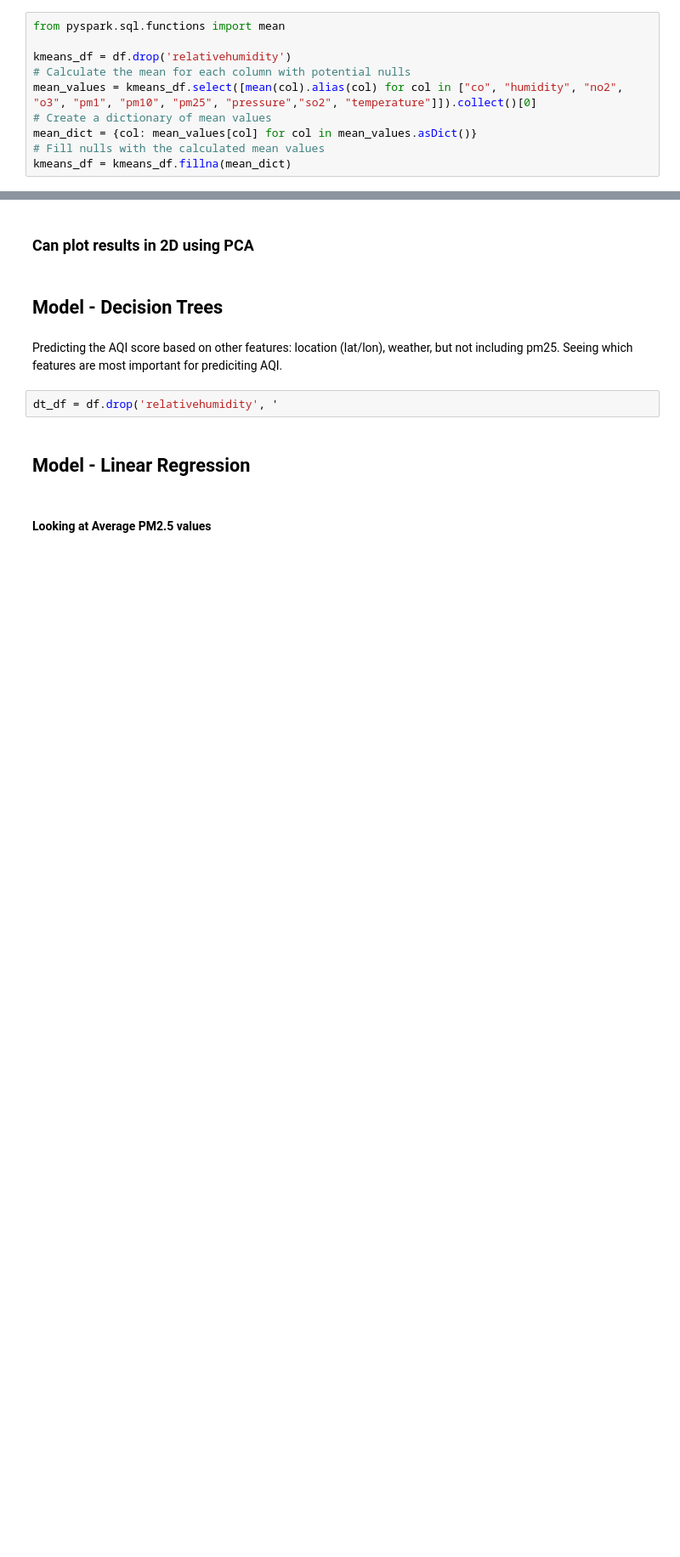
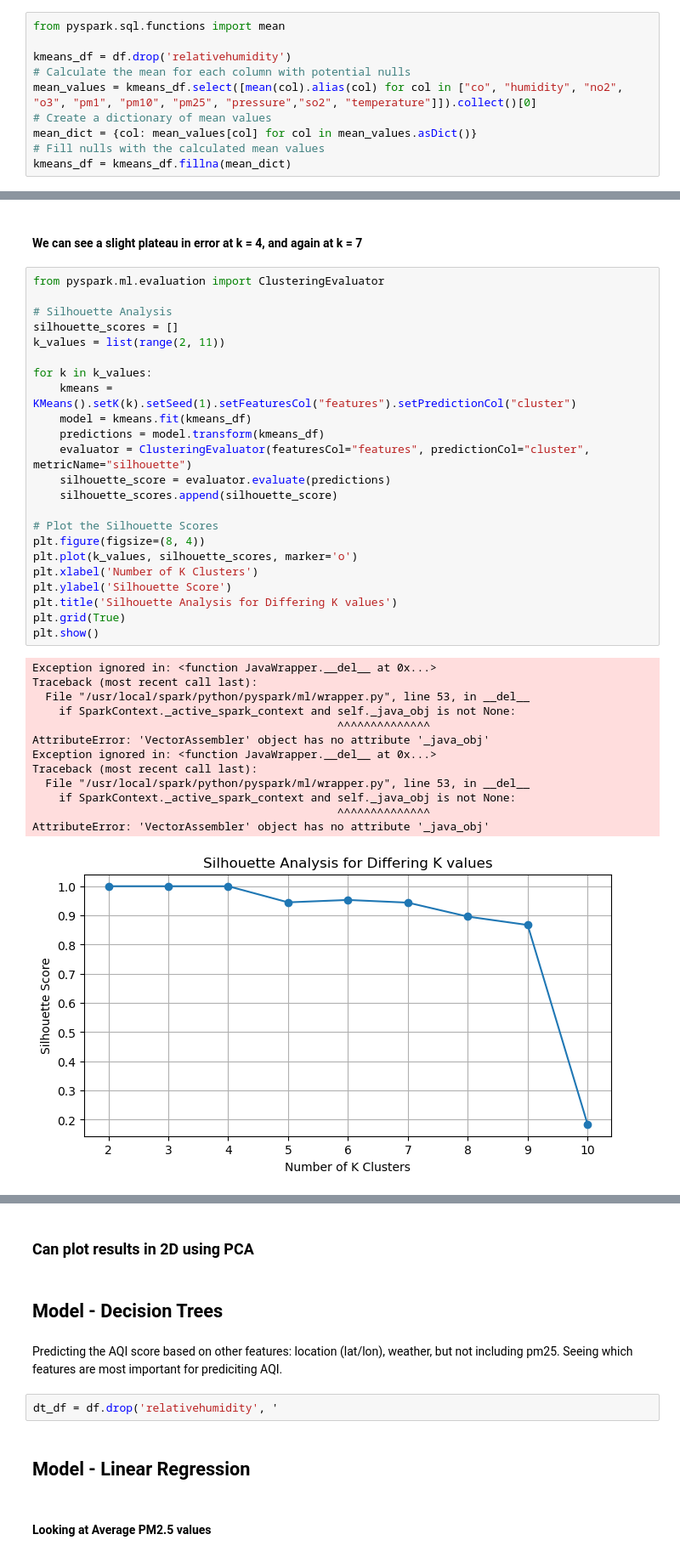
Before and after one commit to ameek12/232_Project, a Jupyter notebook: Ryan_playground.ipynb, the cells around one changed output, grey strips where cells are left out. Shown: that part at 85% size. Drawn from its saved outputs; the diff is of its cells as text; blank space fills up the shorter version.

```diff
--- a/Ryan_playground.ipynb
+++ b/Ryan_playground.ipynb
@@ -661,0 +667,39 @@ predictions = model.transform(kmeans_df)
+# %% [markdown]
+#### We can see a slight plateau in error at k = 4, and again at k = 7
+# %%
+from pyspark.ml.evaluation import ClusteringEvaluator
+
+# Silhouette Analysis
+silhouette_scores = []
+k_values = list(range(2, 11))
+
+for k in k_values:
+    kmeans = KMeans().setK(k).setSeed(1).setFeaturesCol("features").setPredictionCol("cluster")
+    model = kmeans.fit(kmeans_df)
+    predictions = model.transform(kmeans_df)
+    evaluator = ClusteringEvaluator(featuresCol="features", predictionCol="cluster", metricName="silhouette")
+    silhouette_score = evaluator.evaluate(predictions)
+    silhouette_scores.append(silhouette_score)
+
+# Plot the Silhouette Scores
+plt.figure(figsize=(8, 4))
+plt.plot(k_values, silhouette_scores, marker='o')
+plt.xlabel('Number of K Clusters')
+plt.ylabel('Silhouette Score')
+plt.title('Silhouette Analysis for Differing K values')
+plt.grid(True)
+plt.show()
+# %% [output]
+Exception ignored in: <function JavaWrapper.__del__ at 0x...>
+Traceback (most recent call last):
+  File "/usr/local/spark/python/pyspark/ml/wrapper.py", line 53, in __del__
+    if SparkContext._active_spark_context and self._java_obj is not None:
+                                              ^^^^^^^^^^^^^^
+AttributeError: 'VectorAssembler' object has no attribute '_java_obj'
+Exception ignored in: <function JavaWrapper.__del__ at 0x...>
+Traceback (most recent call last):
+  File "/usr/local/spark/python/pyspark/ml/wrapper.py", line 53, in __del__
+    if SparkContext._active_spark_context and self._java_obj is not None:
+                                              ^^^^^^^^^^^^^^
+AttributeError: 'VectorAssembler' object has no attribute '_java_obj'
+[figure, added]
```
Also changed, not shown: parts of 21 cells of this notebook, 1 other file.
